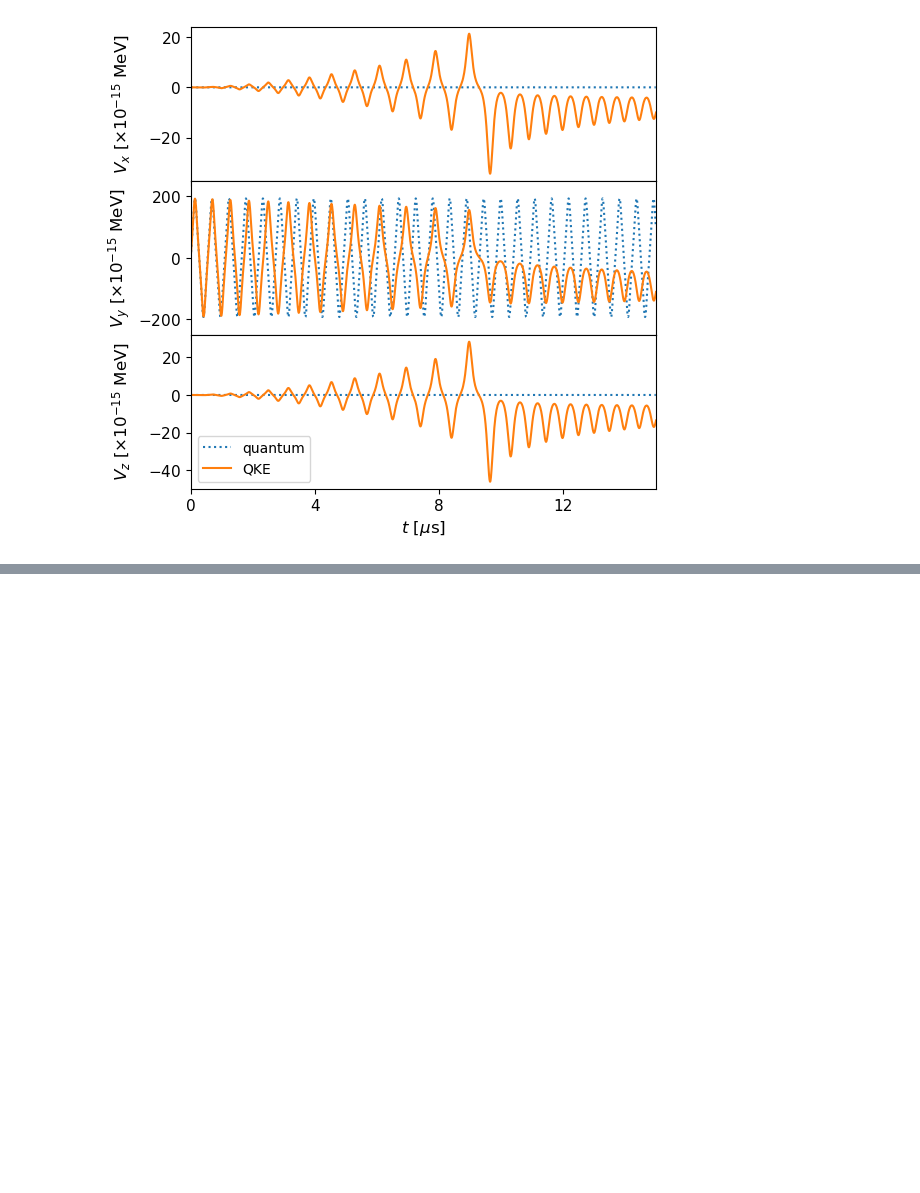
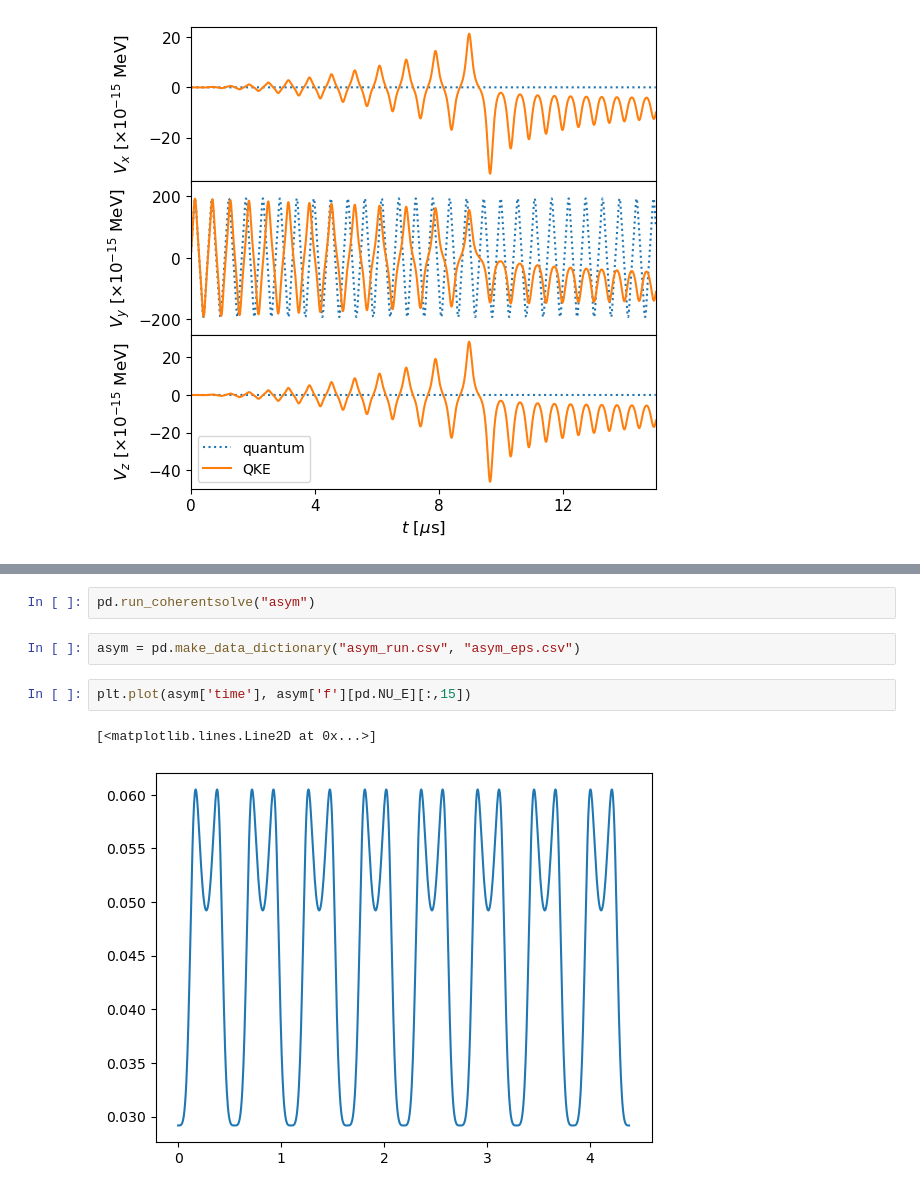
Before and after one commit to nuLABatUSD/QKESolveMPI, a Jupyter notebook: analysis/QKEPaperFigs.ipynb, the cells around one changed output, grey strips where cells are left out. Saved outputs shown, nothing was run; the diff lists cells and outputs as text; blank space fills up the shorter version.

Commit message:
paper figures

```diff
--- a/analysis/QKEPaperFigs.ipynb
+++ b/analysis/QKEPaperFigs.ipynb
@@ -150,3 +150,12 @@ plt.xlim(0, 15)
 plt.show()
 # %% [output]
 [figure]
+# %%
+pd.run_coherentsolve("asym")
+# %%
+asym = pd.make_data_dictionary("asym_run.csv", "asym_eps.csv")
+# %%
+plt.plot(asym['time'], asym['f'][pd.NU_E][:,15])
+# %% [output]
+[<matplotlib.lines.Line2D at 0x...>]
+[figure, added]
```
Also changed, not shown: parts of 14 cells of this notebook, 1 other file.
